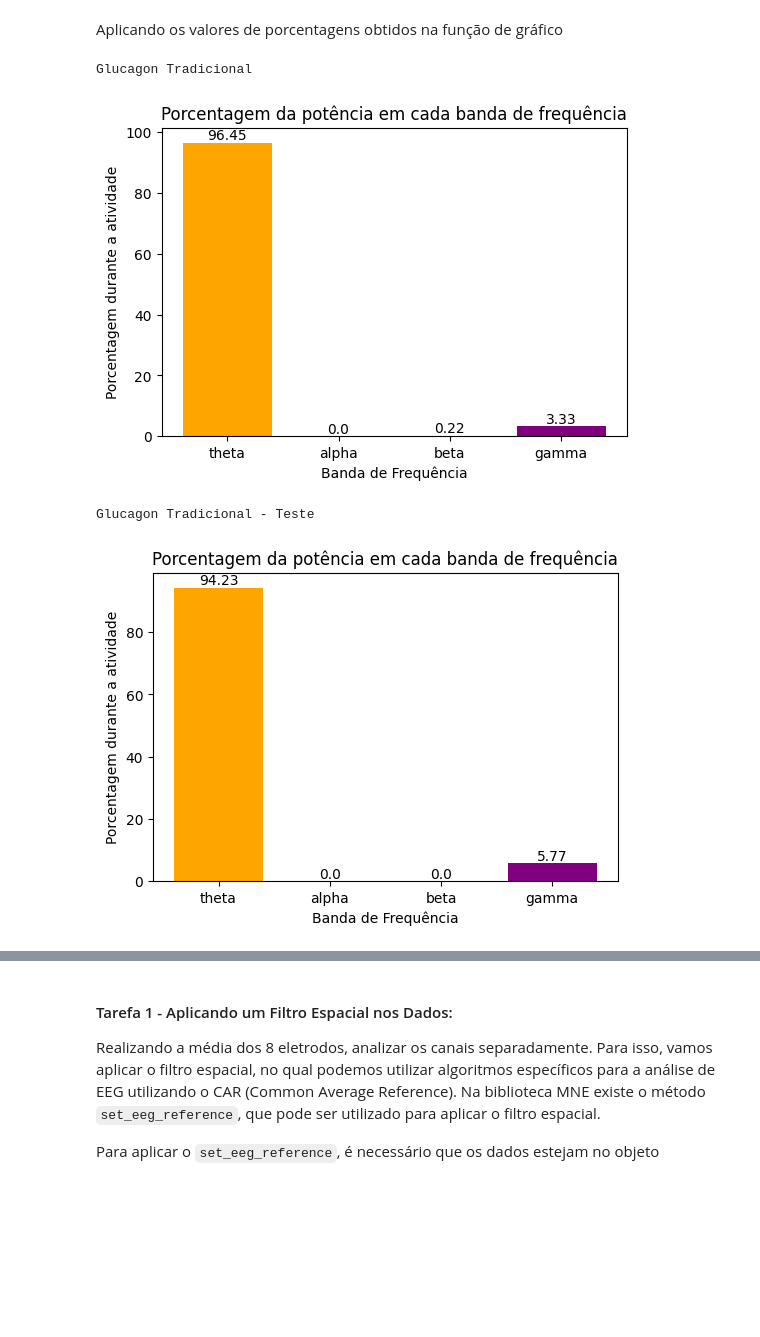
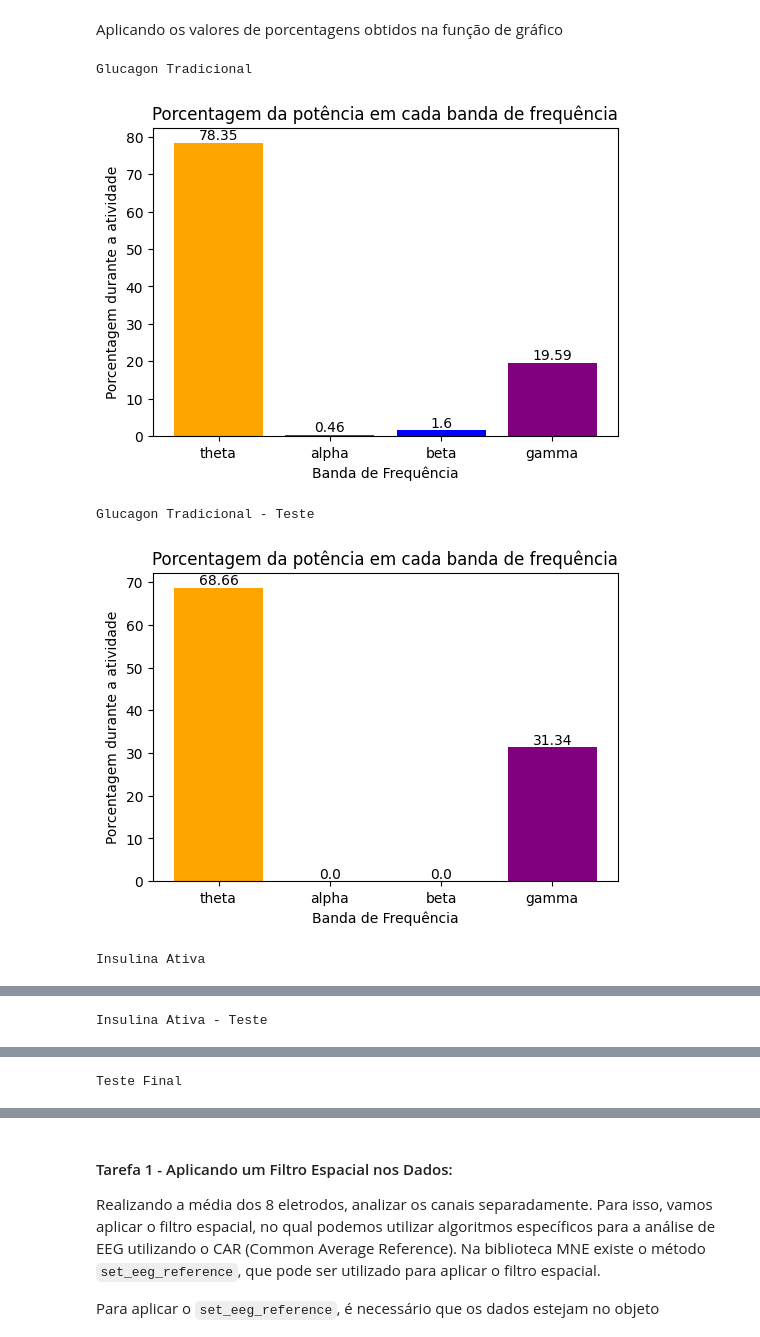
Before and after one commit to GustavoMartinx/Biological-Data-Processing, a Jupyter notebook: Dataset-Foco-Atencao/src/roteiro.ipynb, the cells around one changed output, grey strips where cells are left out. Saved outputs shown, nothing was run; the diff lists cells and outputs as text; code cells hidden in the pictures; blank space fills up the shorter version.

```diff
--- a/Dataset-Foco-Atencao/src/roteiro.ipynb
+++ b/Dataset-Foco-Atencao/src/roteiro.ipynb
@@ -142,29 +151,30 @@ gamma_band = (30, 100)    # Gamma: 30 - 100 Hz
 
 
 total_pc = {}
-data_names = ('gt', 'gt_test')
+data_names = ('gt', 'gt_test', 'ia', 'ia_test', 'tf')
 
-# X contém os dois conjuntos de dados de EEG para análise (X['gt'] e X['gt_test'])
+# X contém os cinco conjuntos de dados de EEG para análise
 for k, data in enumerate(X.values()):
     results = [0, 0, 0, 0] # Contagem de dominância de cada banda
 
+    data.set_eeg_reference(ref_channels='average', projection=False)
+
     # Percorre os dados em incrementos de sr (1 segundo) extraindo janelas de tamanho size (5s)
-    for i in range(0, len(data)-1, sr):
-        cut = data.get_data(start=i, stop=i+size)
+    for i in range(0, int(data.times[-1] - jump), 1):
+        tmin = i
+        tmax = i + jump
 
-        # Aplicando o filtro CAR
-        mean_reference = np.mean(cut, axis=0)  # Calculando a média comum de referência
-        car_filtered_data = cut - mean_reference  # Subtraindo a média de cada canal
+        cut = data.copy().crop(tmin=tmin, tmax=tmax).get_data()
 
         # Número de pontos por segmento
-        nperseg = 128
+        n_per_seg = 128
         # Quantidade de sobreposição entre segmentos
-        noverlap = nperseg // 2 # 64
+        n_overlap = n_per_seg // 2 # 64
 
-        freqs, psd = welch(car_filtered_data, fs=sr, nperseg=nperseg, noverlap=noverlap)
+        # Calculando a densidade espectral de potência (PSD)
+        freqs, psd = welch(cut, fs=sr, nperseg=n_per_seg, noverlap=n_overlap)
 
         # realizando a média dos 8 eletrodos
-        # set_eeg_reference (MNE)
         X = np.average(psd, axis=0)
 
         # Encontrar os índices correspondentes às frequências de interesse
@@ -208,10 +240,19 @@ Aplicando os valores de porcentagens obtidos na função de gráfico
 # %%
 print('Glucagon Tradicional')
 plot_bar(total_pc['gt'])
 print('Glucagon Tradicional - Teste')
 plot_bar(total_pc['gt_test'])
+
+print('Insulina Ativa')
+plot_bar(total_pc['ia'])
+print('Insulina Ativa - Teste')
+plot_bar(total_pc['ia_test'])
+
+print('Teste Final')
+plot_bar(total_pc['tf'])
 # %% [output]
 Glucagon Tradicional
-[figure, old version]
+[figure, new version]
 Glucagon Tradicional - Teste
-[figure, old version]
+[figure, new version]
+Insulina Ativa
@@ -217,0 +260 @@ Glucagon Tradicional - Teste
+Insulina Ativa - Teste
@@ -217,0 +262 @@ Glucagon Tradicional - Teste
+Teste Final
```
Also changed, not shown: parts of 6 cells of this notebook.
